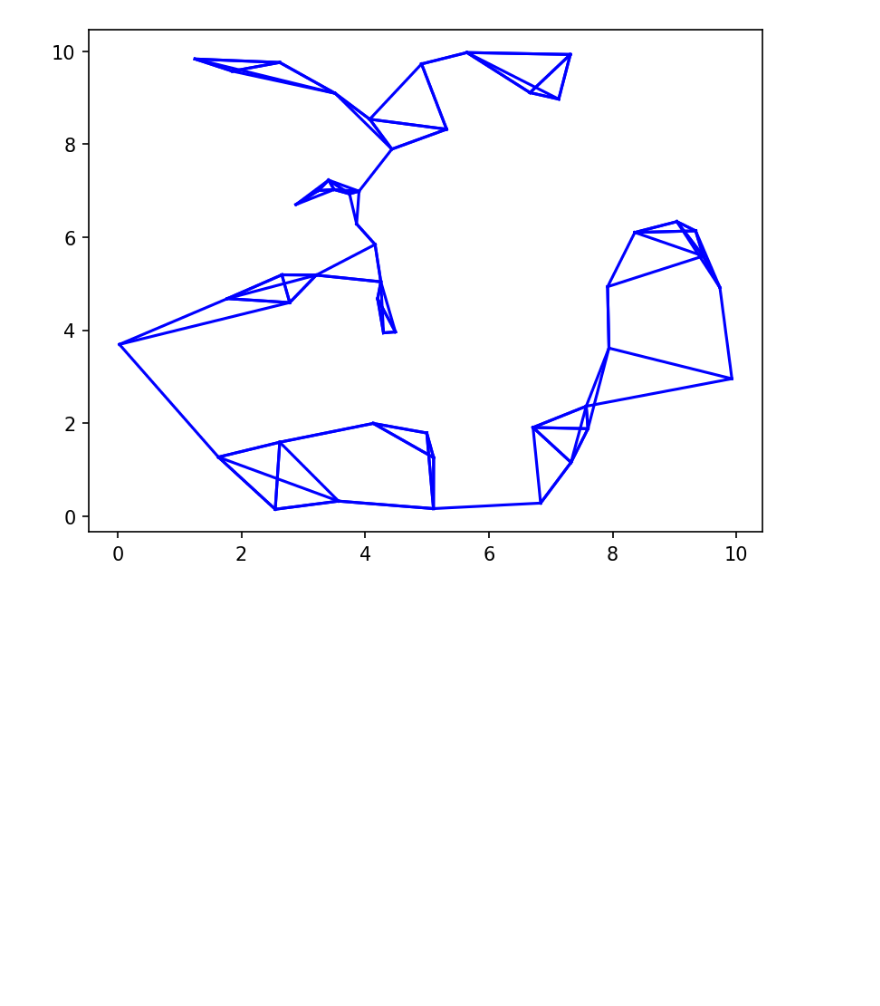
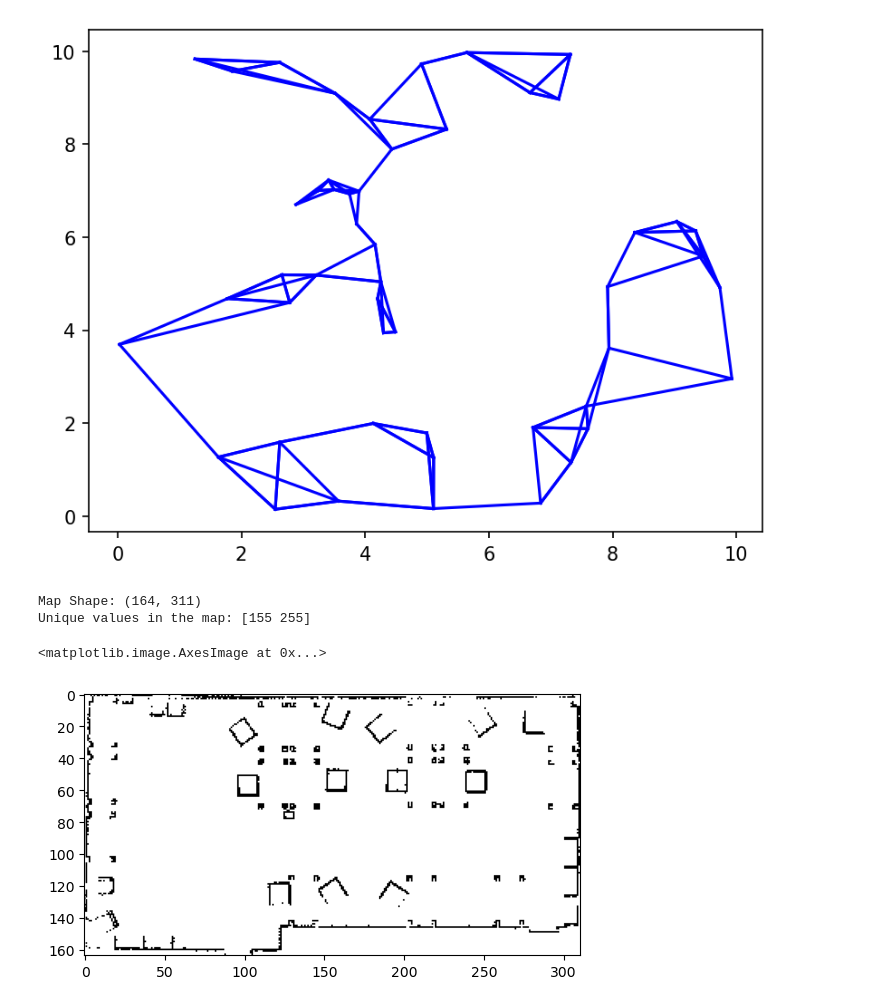
Before and after one commit to HassanHotait/RobotAutonomy, a Jupyter notebook: 34761_Robot_Autonomy_Navigation.ipynb, the cells around one changed output. Cells and saved outputs as stored; diff of their text form; code cells hidden in the pictures; blank space fills up the shorter version.

```diff
--- a/34761_Robot_Autonomy_Navigation.ipynb
+++ b/34761_Robot_Autonomy_Navigation.ipynb
@@ -232,3 +232,17 @@ def dijkstra(edges, start_idx, goal_idx):
     return distances
 # %%
 prm.edges[prm.goal_idx-2]
+# %%
+import numpy as np
+import matplotlib.pyplot as plt
+
+map = np.load('map.npy')
+
+print(f'Map Shape: {map.shape}')
+print(f'Unique values in the map: {np.unique(map)}')
+plt.imshow(map, cmap='gray')
+# %% [output]
+Map Shape: (164, 311)
+Unique values in the map: [155 255]
+<matplotlib.image.AxesImage at 0x...>
+[figure, added]
```
Also changed, not shown: 2 other files.
